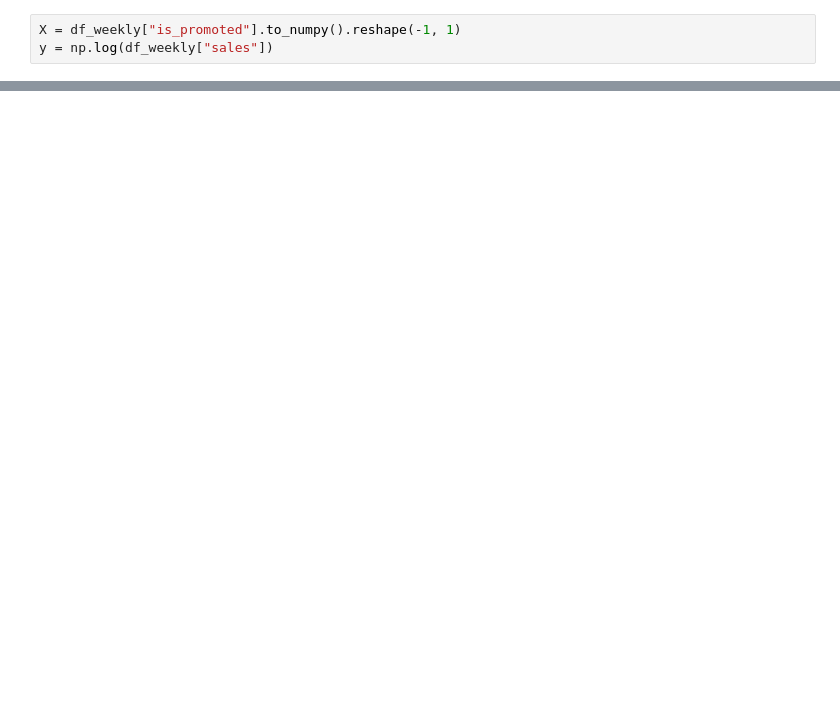
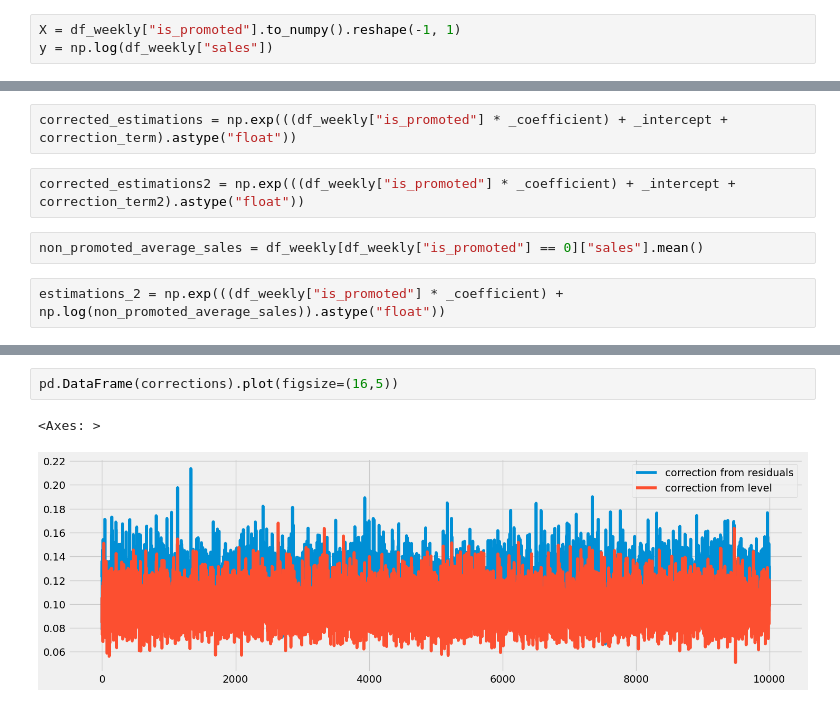
Before and after one commit to armanboyaci/notebooks, a Jupyter notebook: regression/multiplicative_model.ipynb, the cells around one changed output, grey strips where cells are left out. Cells and saved outputs as stored; diff of their text form; blank space fills up the shorter version.

```diff
--- a/regression/multiplicative_model.ipynb
+++ b/regression/multiplicative_model.ipynb
@@ -75,0 +219,8 @@ array([2.69932535])
+# %%
+corrected_estimations = np.exp(((df_weekly["is_promoted"] * _coefficient) + _intercept + correction_term).astype("float"))
+# %%
+corrected_estimations2 = np.exp(((df_weekly["is_promoted"] * _coefficient) + _intercept + correction_term2).astype("float"))
+# %%
+non_promoted_average_sales = df_weekly[df_weekly["is_promoted"] == 0]["sales"].mean()
+# %%
+estimations_2 = np.exp(((df_weekly["is_promoted"] * _coefficient) + np.log(non_promoted_average_sales)).astype("float"))
@@ -75,0 +343,5 @@ array([2.69932535])
+# %%
+pd.DataFrame(corrections).plot(figsize=(16,5))
+# %% [output]
+<Axes: >
+[figure, added]
```
Also changed, not shown: parts of 51 cells of this notebook.
